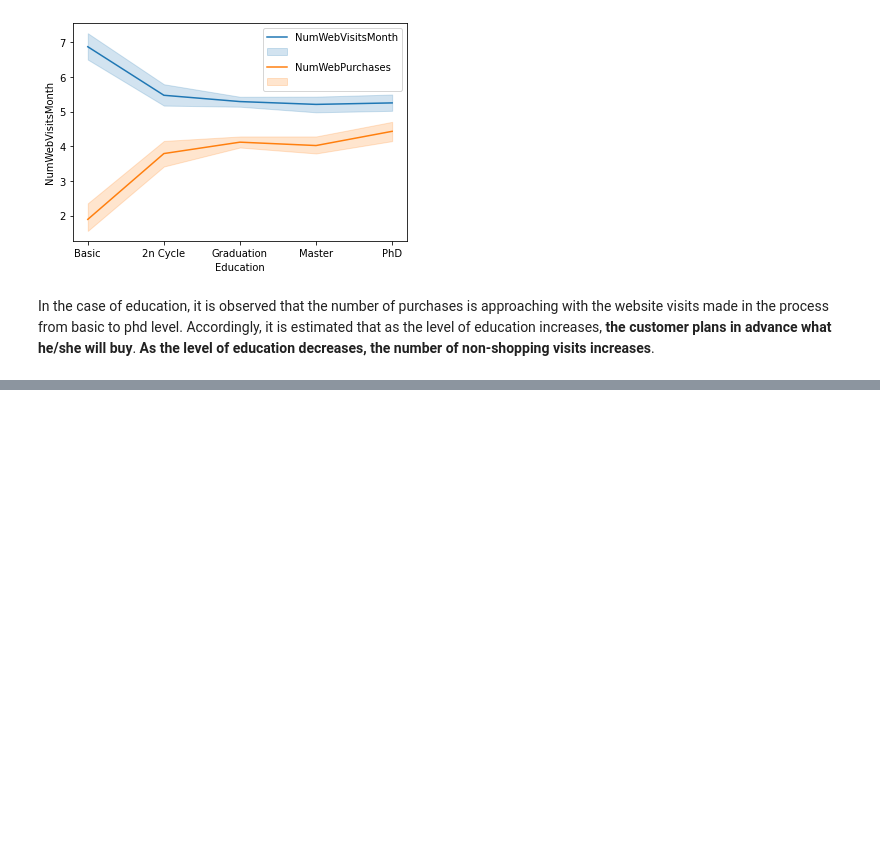
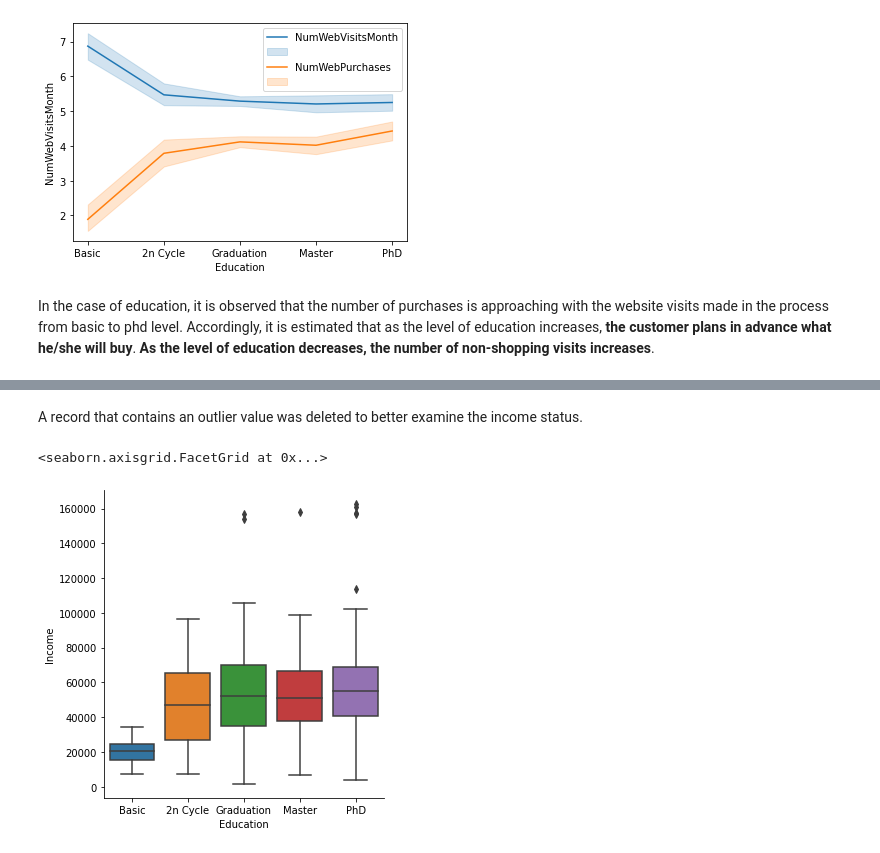
Before and after one commit to barisanik/customer-analysis, a Jupyter notebook: customer-behaviour-analysis.ipynb, the cells around one changed output, grey strips where cells are left out. Drawn from its saved outputs; the diff is of its cells as text; code cells hidden in the pictures; blank space fills up the shorter version.

```diff
--- a/customer-behaviour-analysis.ipynb
+++ b/customer-behaviour-analysis.ipynb
@@ -411,0 +462,9 @@ In the case of education, it is observed that the number of purchases is approac
+# %%
+data.drop(index = data[data['Income'] > 300000].index, inplace=True)
+# %% [markdown]
+A record that contains an outlier value was deleted to better examine the income status.
+# %%
+sns.catplot(data=data, x="Education", y="Income", kind="box")
+# %% [output]
+<seaborn.axisgrid.FacetGrid at 0x...>
+[figure, added]
```
Also changed, not shown: parts of 6 cells of this notebook.
